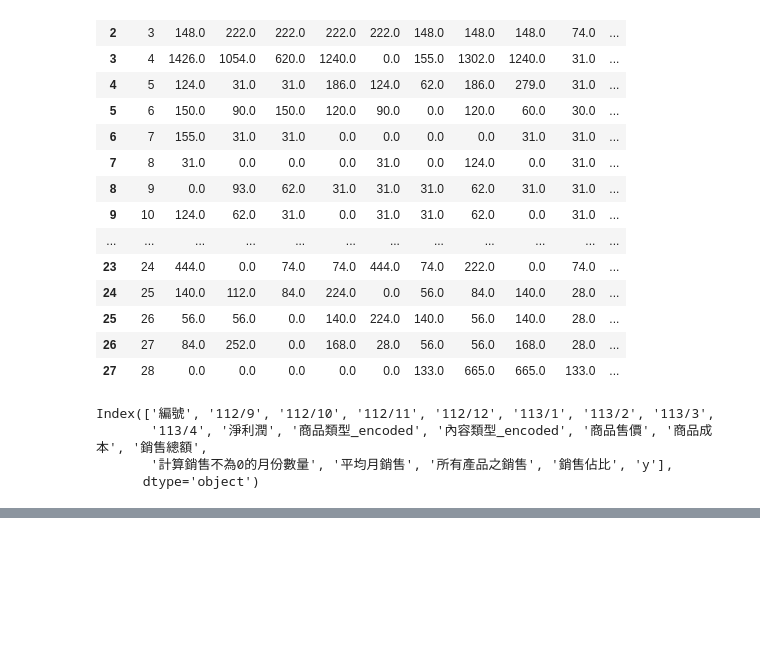
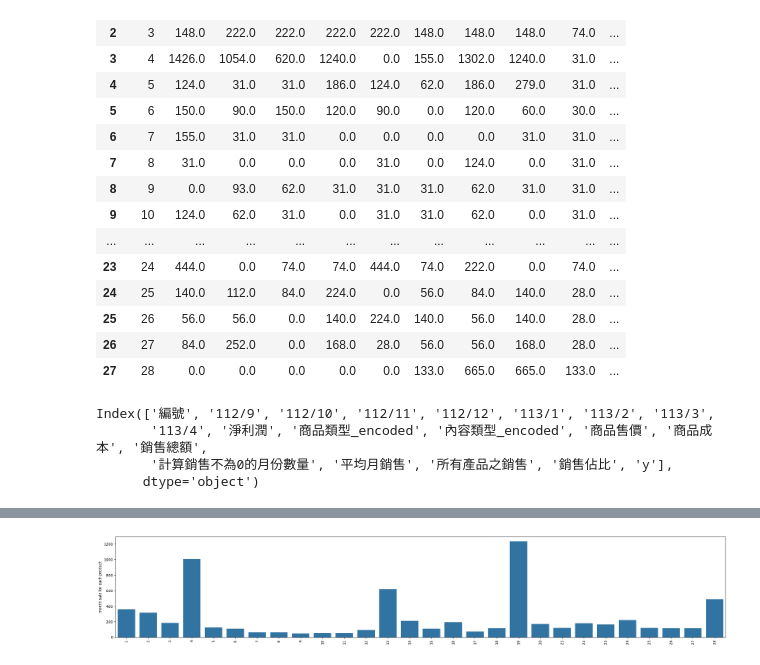
Before and after one commit to junweichen1999/brand_product_sale_analysis, a Jupyter notebook: anal_product.ipynb, the cells around one changed output, grey strips where cells are left out. Drawn from its saved outputs; the diff is of its cells as text; code cells hidden in the pictures; blank space fills up the shorter version.

```diff
--- a/anal_product.ipynb
+++ b/anal_product.ipynb
@@ -259,7 +261,8 @@ merge_all
 # %%
 
 merge_all["所有產品之銷售"] =  merge_all[["平均月銷售"]].sum().sum()
-merge_all["銷售佔比"] = merge_all.apply(lambda row: row merge_all["平均月銷售"]/merge_all["所有產品之銷售"])
+merge_all["銷售佔比"] = merge_all.apply(lambda row: row["平均月銷售"] / row["所有產品之銷售"], axis=1)
+merge_all
 # %% [output]
 |  | 編號 | 112/9 | 112/10 | 112/11 | 112/12 | 113/1 | 113/2 | 113/3 | 113/4 | 淨利潤 | ... |
 | 0 | 1 | 252.0 | 420.0 | 504.0 | 840.0 | 84.0 | 84.0 | 84.0 | 588.0 | 84.0 | ... |
@@ -347,0 +354,15 @@ Index(['編號', '112/9', '112/10', '112/11', '112/12', '113/1', '113/2', '113/3
+# %%
+import matplotlib.pyplot as plt
+import seaborn as sns
+# 以國家去做輸入之變數的低到高排列
+def des_df(var):
+    des_df = merge_all[['編號',var]].sort_values(var, ascending = False)
+    return des_df
+
+# 以上面的基礎 變2維去出圖
+def des_plot(var, ylab):
+    plt.figure(figsize = (30,5))
+    ax = sns.barplot(x='編號', y=var, data= des_df(var))
+    ax.set(xlabel = '', ylabel= ylab)
+    plt.xticks(rotation=90)
+    return plt.show()
@@ -347,0 +378,4 @@ Index(['編號', '112/9', '112/10', '112/11', '112/12', '113/1', '113/2', '113/3
+# %%
+des_plot("平均月銷售", "month sale for each product")
+# %% [output]
+[figure, added]
```
Also changed, not shown: parts of 7 cells of this notebook.
